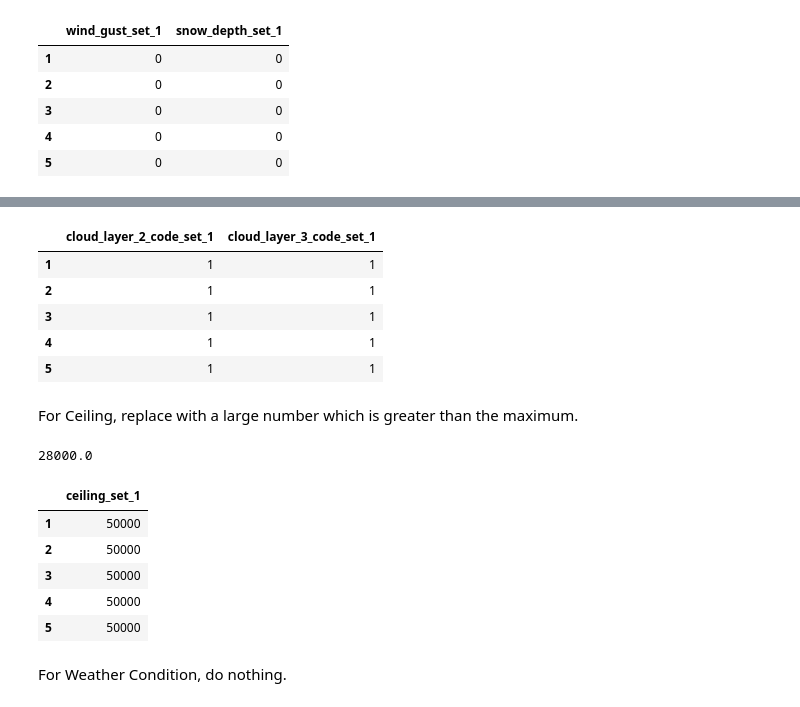
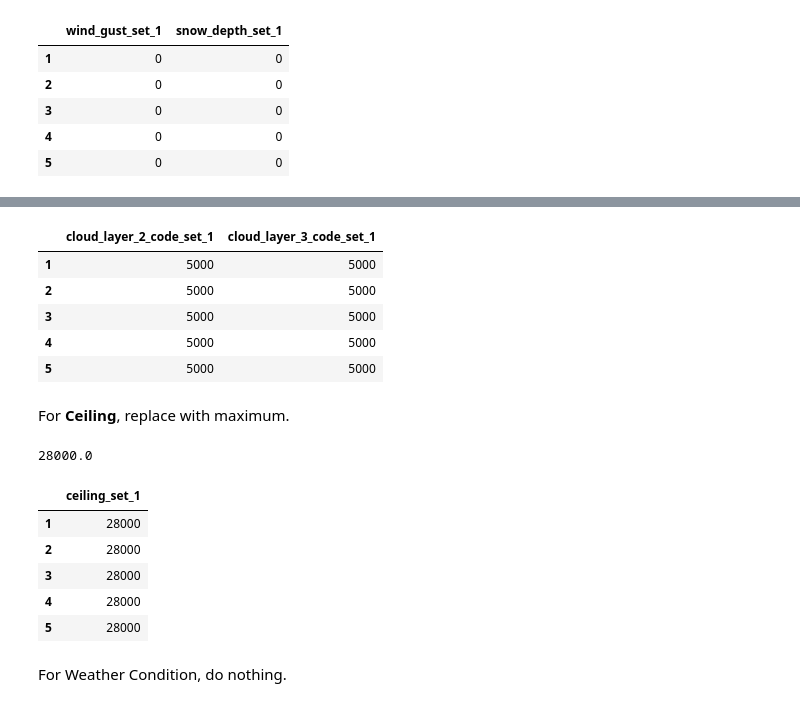
Before and after one commit to leong1016/Flight-Delay-Prediction-with-Synoptic-Data, a Jupyter notebook: Main.ipynb, the cells around one changed output, grey strips where cells are left out. Cells and saved outputs as stored; diff of their text form; code cells hidden in the pictures.

```diff
--- a/Main.ipynb
+++ b/Main.ipynb
@@ -12,7 +12,7 @@ pd.set_option('max_rows', 50)
 # %% [markdown]
 ### Read Data from CSV
 # %%
-raw = pd.read_csv('wxkslc.csv')
+raw = pd.read_csv('wxkslc.csv', low_memory=False)
 raw.head()
 # %% [output]
 |  | Station_ID | Date_Time | altimeter_set_1 | air_temp_set_1 | dew_point_temperature_set_1 | relative_humidity_set_1 | ... |
@@ -149,29 +190,29 @@ pd.to_numeric(rare['cloud_layer_3_code_set_1']).max()
 # %%
-rare2 = rare[['cloud_layer_2_code_set_1','cloud_layer_3_code_set_1']].fillna(1.0)
+rare2 = rare[['cloud_layer_2_code_set_1','cloud_layer_3_code_set_1']].fillna(5000)
 rare2.head()
 # %% [output]
 |  | cloud_layer_2_code_set_1 | cloud_layer_3_code_set_1 |
-| 1 | 1 | 1 |
-| 2 | 1 | 1 |
-| 3 | 1 | 1 |
-| 4 | 1 | 1 |
-| 5 | 1 | 1 |
+| 1 | 5000 | 5000 |
+| 2 | 5000 | 5000 |
+| 3 | 5000 | 5000 |
+| 4 | 5000 | 5000 |
+| 5 | 5000 | 5000 |
 # %% [markdown]
-For Ceiling, replace with a large number which is greater than the maximum.
+For **Ceiling**, replace with maximum.
 # %%
 pd.to_numeric(rare['ceiling_set_1']).max()
 # %% [output]
 28000.0
 # %%
-rare3 = rare[['ceiling_set_1']].fillna(50000)
+rare3 = rare[['ceiling_set_1']].fillna(28000)
 rare3.head()
 # %% [output]
 |  | ceiling_set_1 |
-| 1 | 50000 |
-| 2 | 50000 |
-| 3 | 50000 |
-| 4 | 50000 |
-| 5 | 50000 |
+| 1 | 28000 |
+| 2 | 28000 |
+| 3 | 28000 |
+| 4 | 28000 |
+| 5 | 28000 |
 # %% [markdown]
 For Weather Condition, do nothing.
 # %%
```
Also changed, not shown: parts of 65 cells of this notebook.
